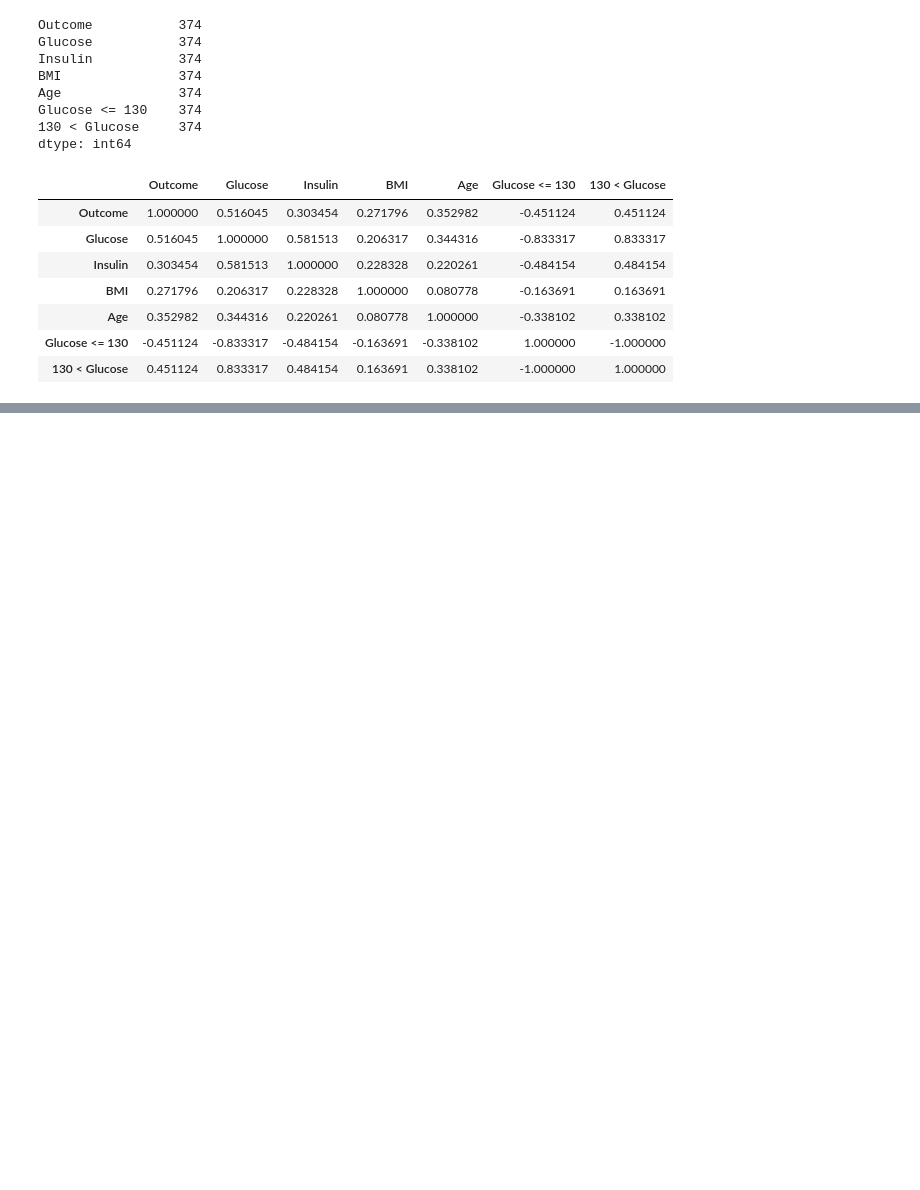
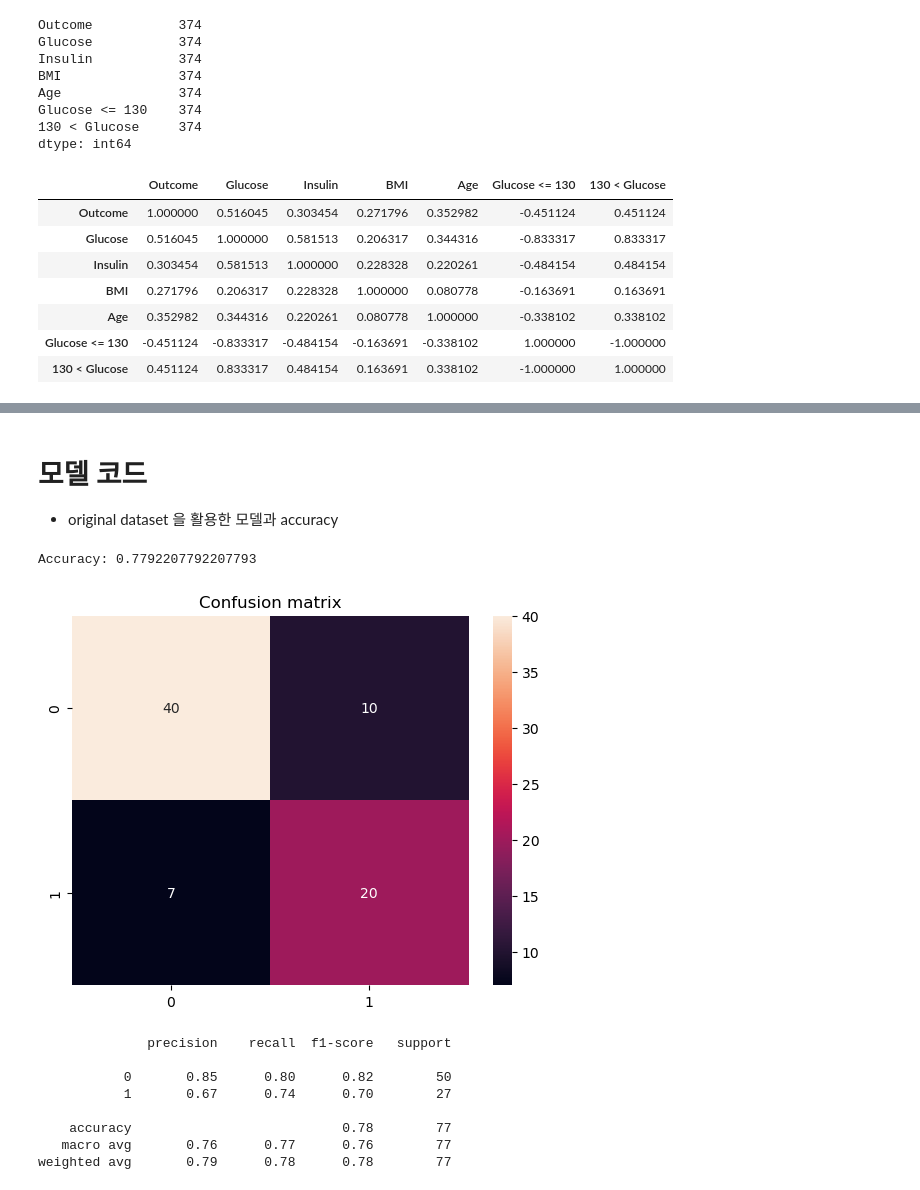
Before and after one commit to deeptudy/kaggle-pima_indians_diabetes, a Jupyter notebook: main.ipynb, the cells around one changed output, grey strips where cells are left out. Drawn from its saved outputs; the diff is of its cells as text; code cells hidden in the pictures; blank space fills up the shorter version.

```diff
--- a/main.ipynb
+++ b/main.ipynb
@@ -312,0 +387,40 @@ df_glucose.loc[df_glucose.Insulin != 0].corr()
+# %% [markdown]
+# 모델 코드
+- original dataset 을 활용한 모델과 accuracy
+# %%
+from sklearn.model_selection import train_test_split
+from sklearn.tree import DecisionTreeClassifier
+from sklearn.metrics import accuracy_score, classification_report, confusion_matrix
+
+X = df_origin.drop(['Outcome'], axis=1)
+y = df_origin['Outcome']
+
+X_train, X_test, y_train, y_test = train_test_split(X, y, test_size=0.1, random_state=42)
+
+model = DecisionTreeClassifier(random_state=202311)
+model.fit(X_train, y_train)
+
+y_pred = model.predict(X_test)
+
+accuracy = accuracy_score(y_test, y_pred)
+conf_matrix = confusion_matrix(y_test, y_pred)
+class_report = classification_report(y_test, y_pred)
+
+print(f'Accuracy: {accuracy}')
+
+sns.heatmap(conf_matrix, annot=True)
+plt.title('Confusion matrix')
+plt.show()
+
+print(class_report)
+# %% [output]
+Accuracy: 0.7792207792207793
+[figure, added]
+              precision    recall  f1-score   support
+
+           0       0.85      0.80      0.82        50
+           1       0.67      0.74      0.70        27
+
+    accuracy                           0.78        77
+   macro avg       0.76      0.77      0.76        77
+weighted avg       0.79      0.78      0.78        77
```
Also changed, not shown: parts of 9 cells of this notebook.
